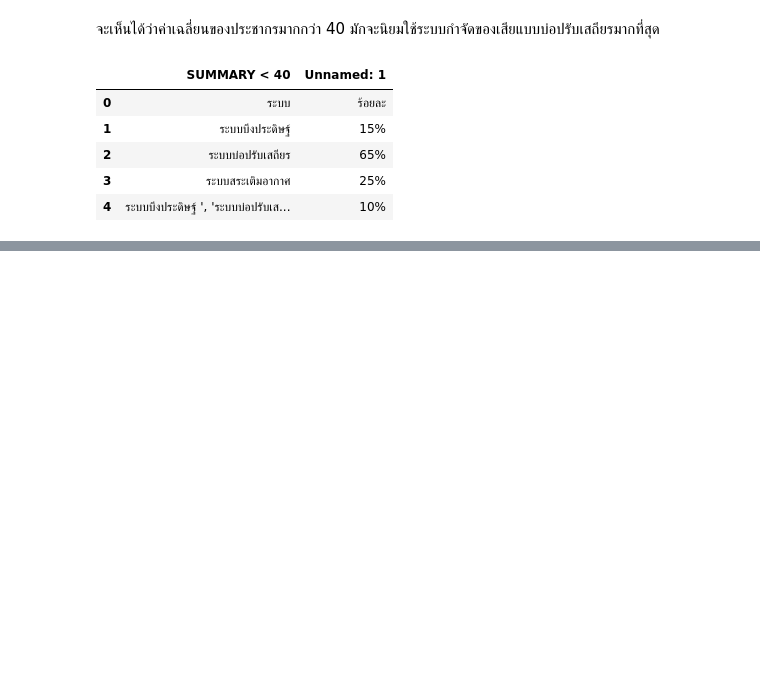
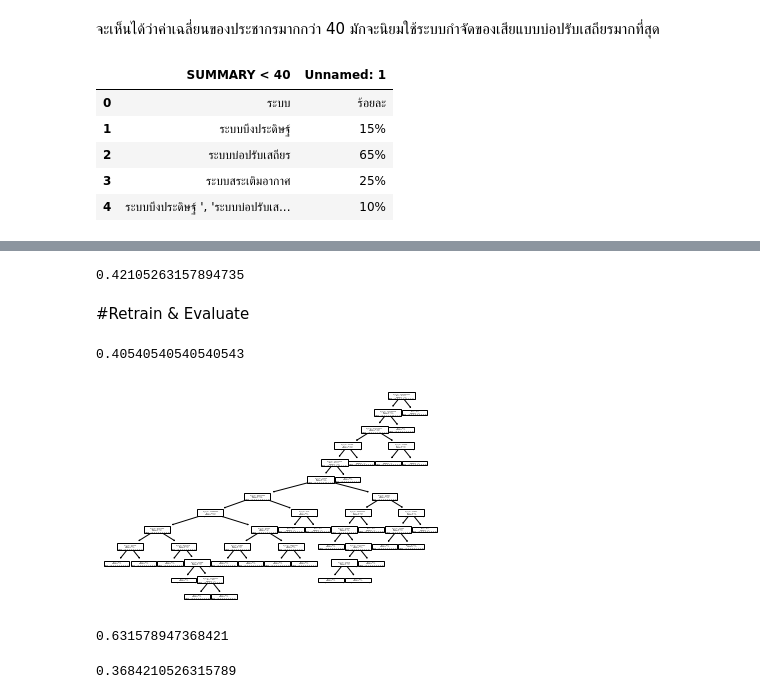
Before and after one commit to chalarm1405/DWDM21_, a Jupyter notebook: Project for Group.ipynb, the cells around one changed output, grey strips where cells are left out. Drawn from its saved outputs; the diff is of its cells as text; code cells hidden in the pictures; blank space fills up the shorter version.

```diff
--- a/Project for Group.ipynb
+++ b/Project for Group.ipynb
@@ -522,0 +762,11 @@ summary_2
+# %%
+perceptron3 = MLPClassifier(random_state=13,max_iter=20000,hidden_layer_sizes=10,learning_rate_init=0.01)
+# Train
+perceptron3.fit(X_train2,y_train2)
+# Test
+ann3_result = perceptron3.predict(X_val)
+accuracy_score(y_val, ann3_result)
+# %% [output]
+0.42105263157894735
+# %% [markdown]
+#Retrain & Evaluate
@@ -522,0 +780,6 @@ summary_2
+# %%
+#Evaluate
+acc_NN = accuracy_score(y_test, perceptron3_final_result)
+acc_NN
+# %% [output]
+0.40540540540540543
@@ -522,0 +788,15 @@ summary_2
+# %%
+plot_tree(mytree_4final);
+# %% [output]
+[figure, added]
+# %%
+# Define
+neigh1final = KNeighborsClassifier(n_neighbors=3, weights='uniform') #ถามเพื่อนบ้านที่ใกล้สุด 3 คน และเชื่อทุกคนเท่ากัน
+# Train
+neigh1final.fit(X_train,y_train)
+# Test
+knn1final_result = neigh1final.predict(X_val)
+knn_ac = accuracy_score(y_val, knn1final_result)
+knn_ac
+# %% [output]
+0.631578947368421
@@ -522,0 +807,11 @@ summary_2
+# %%
+#define
+mytree = DecisionTreeClassifier()
+#train
+mytree.fit(X_train2,y_train2)
+#test
+mytree_result = mytree.predict(X_val)
+#accuracy_score
+accuracy_score(y_val, mytree_result)
+# %% [output]
+0.3684210526315789
```
Also changed, not shown: parts of 58 cells of this notebook.
